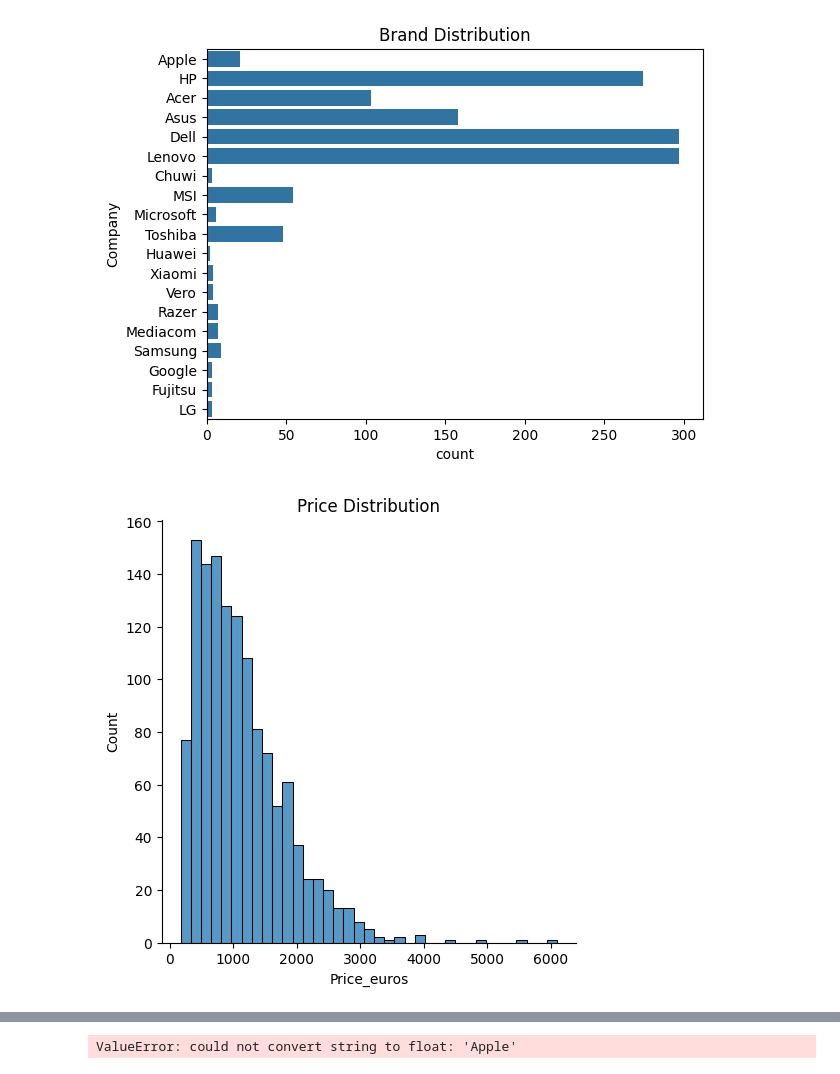
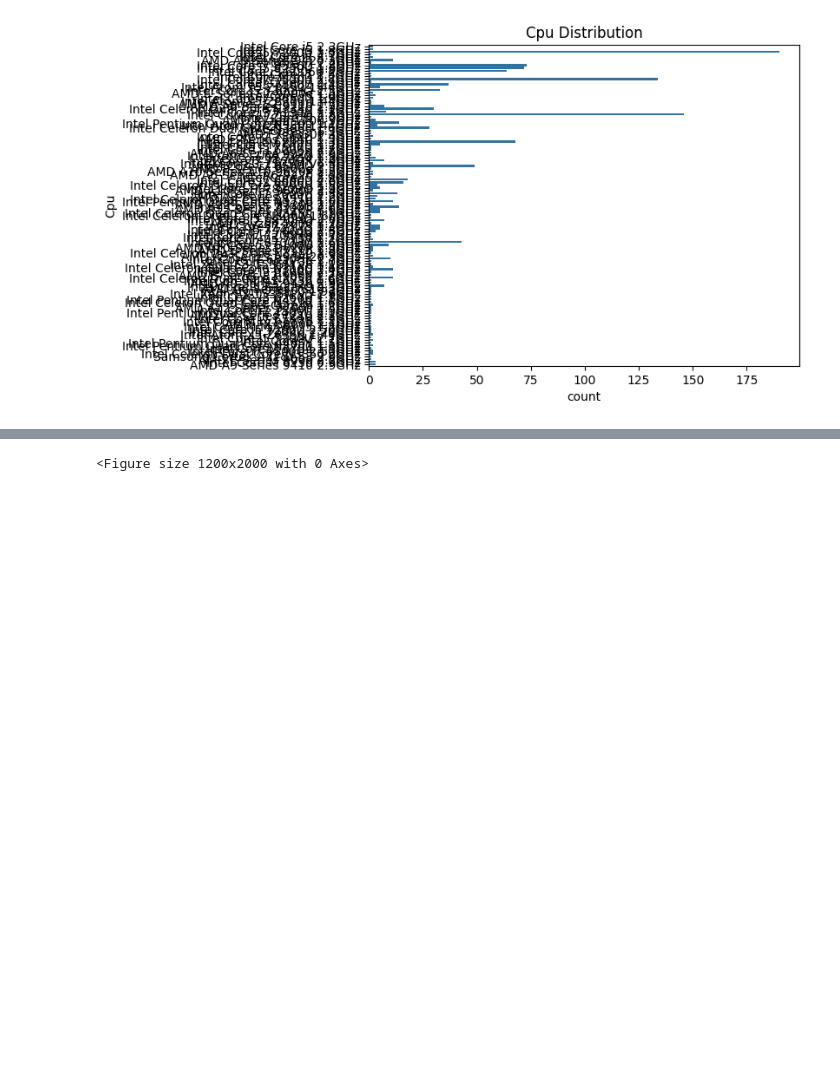
Before and after one commit to jovanzivadinovic/laptop-data, a Jupyter notebook: test.ipynb, the cells around one changed output, grey strips where cells are left out. Drawn from its saved outputs; the diff is of its cells as text; code cells hidden in the pictures; blank space fills up the shorter version.

```diff
--- a/test.ipynb
+++ b/test.ipynb
@@ -6,17 +31,16 @@ df = pd.read_csv("laptop_price.csv", encoding='latin1')
 # %%
 expData = ExpDataAnalysis(df)
 expData.getMissingValues()
-expData.getBrandDistribution()
-expData.getPriceDistribution()
-expData.getScreenSizeDistribution()
+# expData.getBrandDistribution()
+# expData.getPriceDistribution()
+# expData.getScreenSizeDistribution()
 expData.getCpuDistribution()
-expData.getRamDistribution()
-expData.getCompanyPriceRelation()
-expData.getScreenSizePriceRelation()
-expData.getCpuPriceRelation()
-expData.getRamPriceRelation()
-expData.getCorrelationMatrix()
-expData.getStatInsights()
+# expData.getRamDistribution()
+# expData.getCompanyPriceRelation()
+# expData.getScreenSizePriceRelation()
+# expData.getCpuPriceRelation()
+# expData.getRamPriceRelation()
+# expData.getCorrelationMatrix()
+# expData.getStatInsights()
 # %% [output]
-[figure, old version]
+[figure, new version]
-[figure, removed]
@@ -30 +47 @@ expData.getStatInsights()
-ValueError: could not convert string to float: 'Apple'
+<Figure size 1200x2000 with 0 Axes>
```
Also changed, not shown: parts of 5 cells of this notebook, 3 other files.
